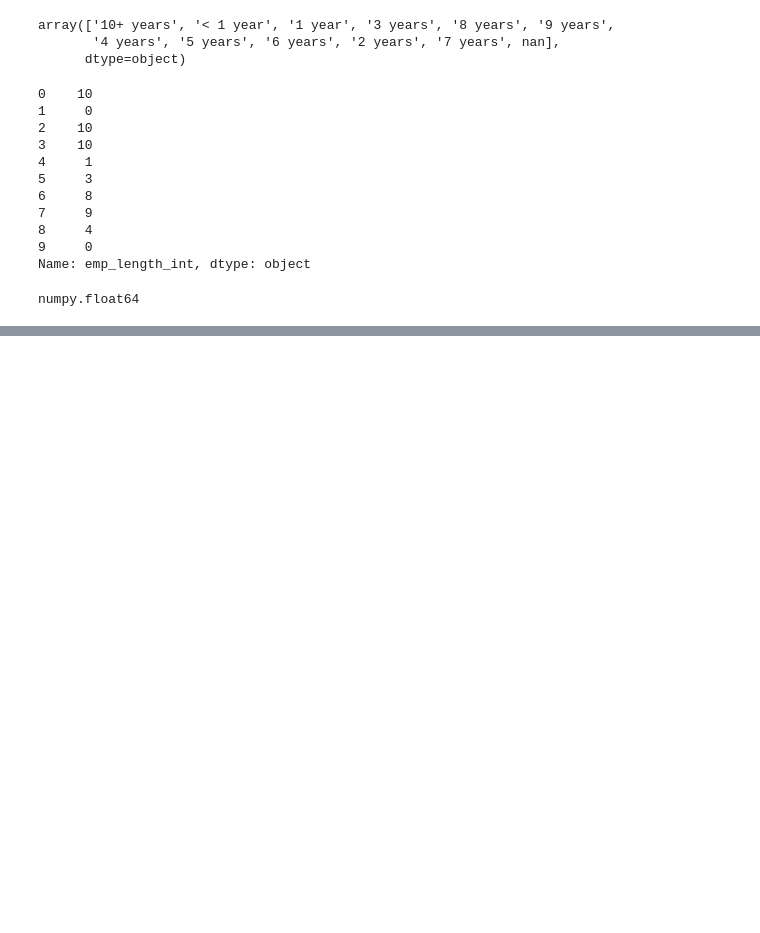
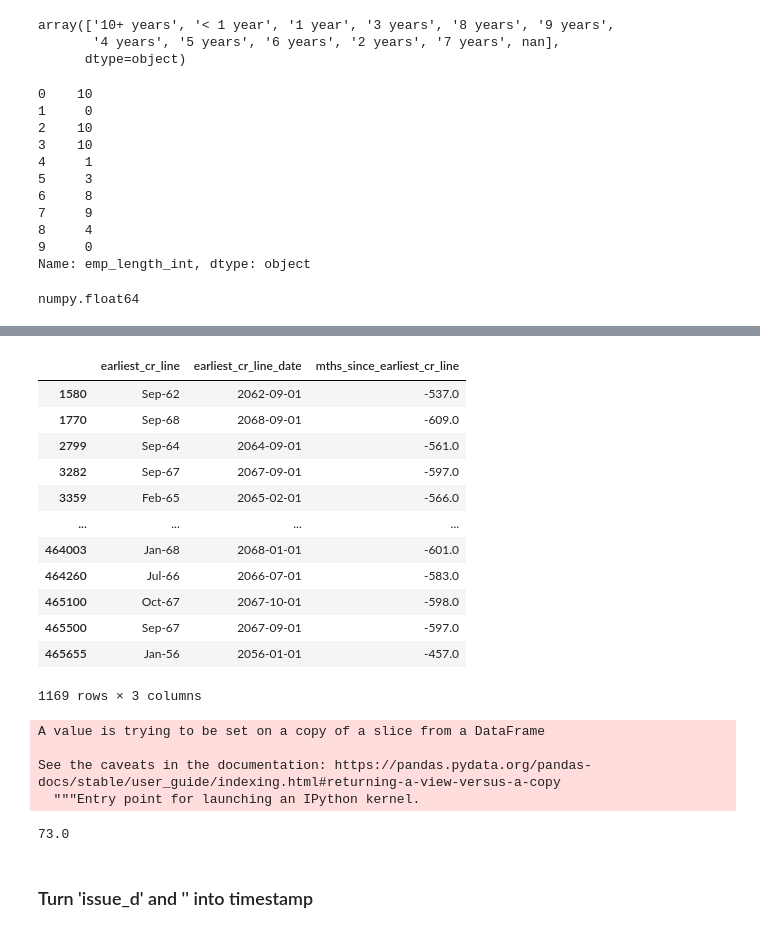
Before and after one commit to harryzyz/CreditRiskDemo, a Jupyter notebook: demo_to_be_named.ipynb, the cells around one changed output, grey strips where cells are left out. Saved outputs shown, nothing was run; the diff lists cells and outputs as text; code cells hidden in the pictures; blank space fills up the shorter version.

Commit message:
Preprocessing
Processed continues var and datetime var

```diff
--- a/demo_to_be_named.ipynb
+++ b/demo_to_be_named.ipynb
@@ -105,0 +124,2 @@ numpy.float64
+# %%
+loan_data['term_int'] = pd.to_numeric(loan_data['term_int'])
@@ -105,0 +141,2 @@ numpy.float64
+# %%
+loan_data['earliest_cr_line_date'] = pd.to_datetime(loan_data['earliest_cr_line'], format='%b-%y')
@@ -105,0 +152,3 @@ numpy.float64
+# %%
+# date = pd.datetime.today()
+date = pd.to_datetime('2017-12-01')
@@ -105,0 +164,4 @@ numpy.float64
+# %%
+loan_data['mths_since_earliest_cr_line'] =
+    round(pd.to_numeric((date - loan_data['earliest_cr_line_date'])
+         / np.timedelta64(1,'M')))
@@ -105,0 +180,29 @@ numpy.float64
+# %%
+loan_data.loc[:,['earliest_cr_line','earliest_cr_line_date','mths_since_earliest_cr_line']][loan_data['mths_since_earliest_cr_line']<0]
+# %% [output]
+|  | earliest_cr_line | earliest_cr_line_date | mths_since_earliest_cr_line |
+| 1580 | Sep-62 | 2062-09-01 | -537.0 |
+| 1770 | Sep-68 | 2068-09-01 | -609.0 |
+| 2799 | Sep-64 | 2064-09-01 | -561.0 |
+| 3282 | Sep-67 | 2067-09-01 | -597.0 |
+| 3359 | Feb-65 | 2065-02-01 | -566.0 |
+| ... | ... | ... | ... |
+| 464003 | Jan-68 | 2068-01-01 | -601.0 |
+| 464260 | Jul-66 | 2066-07-01 | -583.0 |
+| 465100 | Oct-67 | 2067-10-01 | -598.0 |
+| 465500 | Sep-67 | 2067-09-01 | -597.0 |
+| 465655 | Jan-56 | 2056-01-01 | -457.0 |
+1169 rows × 3 columns
+# %%
+loan_data['mths_since_earliest_cr_line'][loan_data['mths_since_earliest_cr_line']<0] = loan_data['mths_since_earliest_cr_line'].max()
+# %% [output]
+A value is trying to be set on a copy of a slice from a DataFrame
+
+See the caveats in the documentation: https://pandas.pydata.org/pandas-docs/stable/user_guide/indexing.html#returning-a-view-versus-a-copy
+  """Entry point for launching an IPython kernel.
+# %%
+min(loan_data['mths_since_earliest_cr_line'])
+# %% [output]
+73.0
+# %% [markdown]
+### Turn 'issue_d' and '' into timestamp
```
Also changed, not shown: parts of 15 cells of this notebook.
